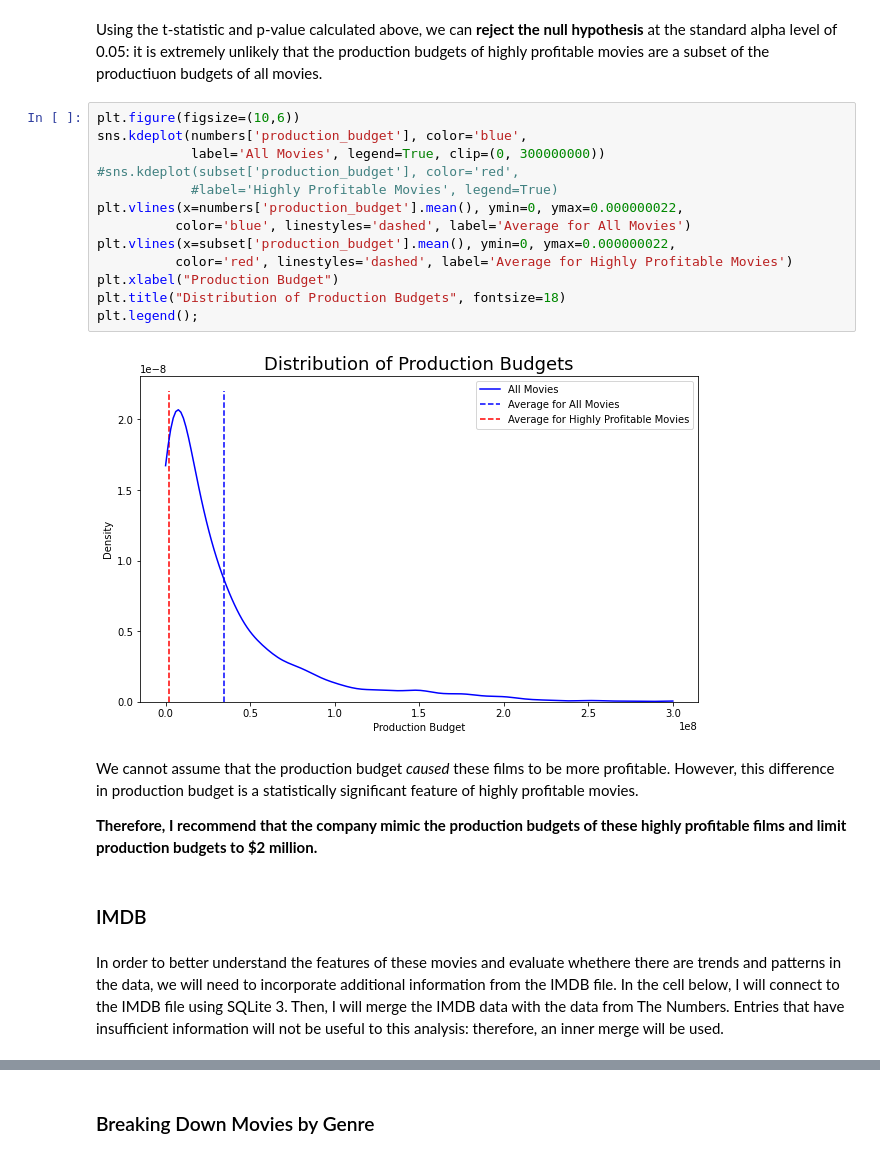
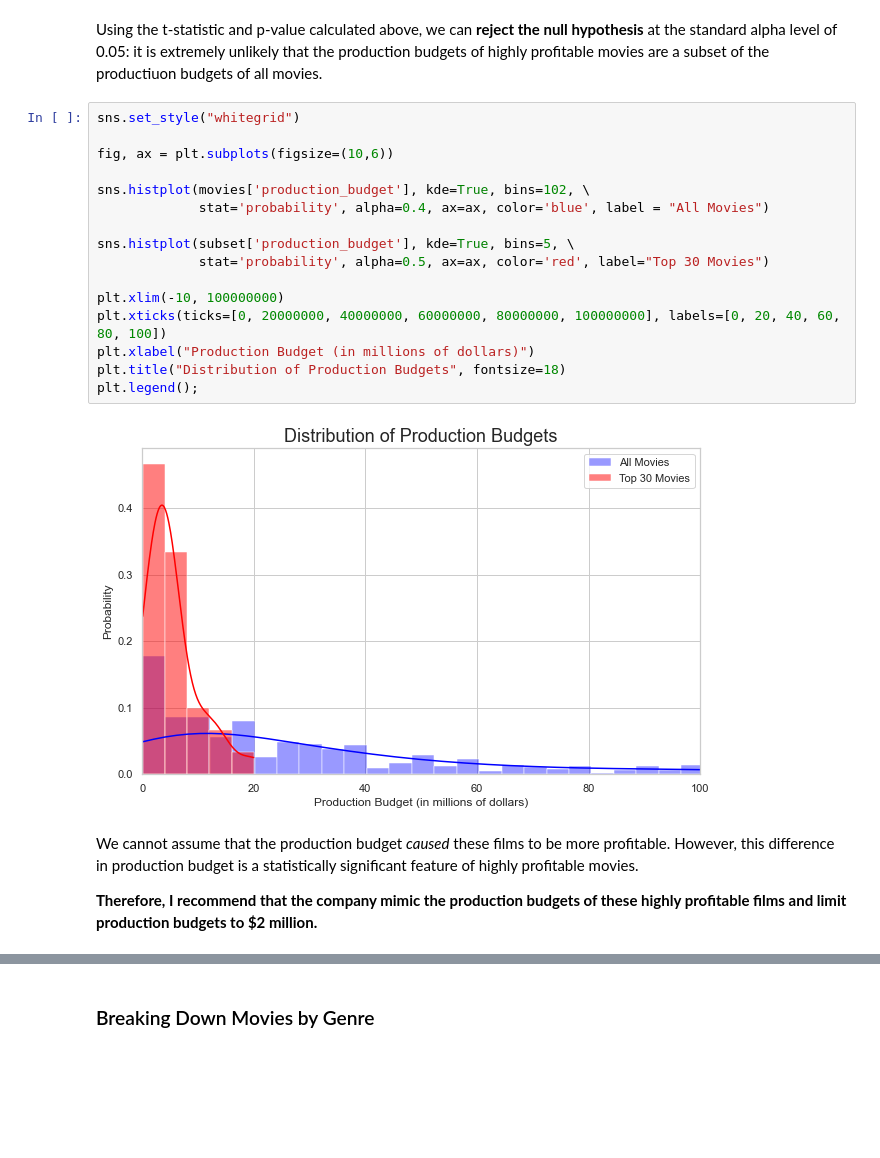
Before and after one commit to ccsurratt/highly_profitable_film_analysis, a Jupyter notebook: notebook.ipynb, the cells around one changed output, grey strips where cells are left out. Drawn from its saved outputs; the diff is of its cells as text; blank space fills up the shorter version.

```diff
--- a/notebook.ipynb
+++ b/notebook.ipynb
@@ -211,25 +252,24 @@ Ttest_1sampResult(statistic=-70.80412223288555, pvalue=4.840829029209225e-34)
 # %% [markdown]
 Using the t-statistic and p-value calculated above, we can **reject the null hypothesis** at the standard alpha level of 0.05: it is extremely unlikely that the production budgets of highly profitable movies are a subset of the productiuon budgets of all movies.
-# %%
-plt.figure(figsize=(10,6))
-sns.kdeplot(numbers['production_budget'], color='blue',
-            label='All Movies', legend=True, clip=(0, 300000000))
-#sns.kdeplot(subset['production_budget'], color='red',
-            #label='Highly Profitable Movies', legend=True)
-plt.vlines(x=numbers['production_budget'].mean(), ymin=0, ymax=0.000000022,
-          color='blue', linestyles='dashed', label='Average for All Movies')
-plt.vlines(x=subset['production_budget'].mean(), ymin=0, ymax=0.000000022,
-          color='red', linestyles='dashed', label='Average for Highly Profitable Movies')
-plt.xlabel("Production Budget")
-plt.title("Distribution of Production Budgets", fontsize=18)
-plt.legend();
-# %% [output]
-[figure, removed]
+# %%
+sns.set_style("whitegrid")
+
+fig, ax = plt.subplots(figsize=(10,6))
+
+sns.histplot(movies['production_budget'], kde=True, bins=102, \
+             stat='probability', alpha=0.4, ax=ax, color='blue', label = "All Movies")
+
+sns.histplot(subset['production_budget'], kde=True, bins=5, \
+             stat='probability', alpha=0.5, ax=ax, color='red', label="Top 30 Movies")
+
+plt.xlim(-10, 100000000)
+plt.xticks(ticks=[0, 20000000, 40000000, 60000000, 80000000, 100000000], labels=[0, 20, 40, 60, 80, 100])
+plt.xlabel("Production Budget (in millions of dollars)")
+plt.title("Distribution of Production Budgets", fontsize=18)
+plt.legend();
+# %% [output]
+[figure, added]
 # %% [markdown]
 We cannot assume that the production budget *caused* these films to be more profitable. However, this difference in production budget is a statistically significant feature of highly profitable movies.
 
 **Therefore, I recommend that the company mimic the production budgets of these highly profitable films and limit production budgets to $2 million.**
-# %% [markdown]
-### IMDB
-# %% [markdown]
-In order to better understand the features of these movies and evaluate whethere there are trends and patterns in the data, we will need to incorporate additional information from the IMDB file. In the cell below, I will connect to the IMDB file using SQLite 3. Then, I will merge the IMDB data with the data from The Numbers. Entries that have insufficient information will not be useful to this analysis: therefore, an inner merge will be used.
```
Also changed, not shown: parts of 51 cells of this notebook.
